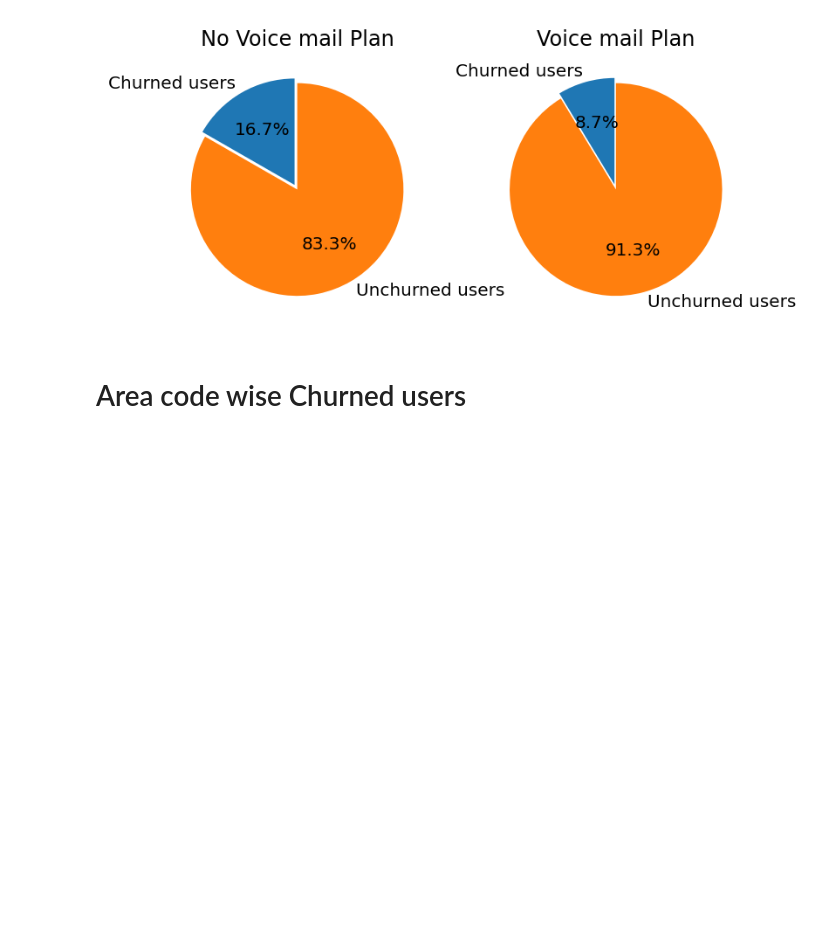
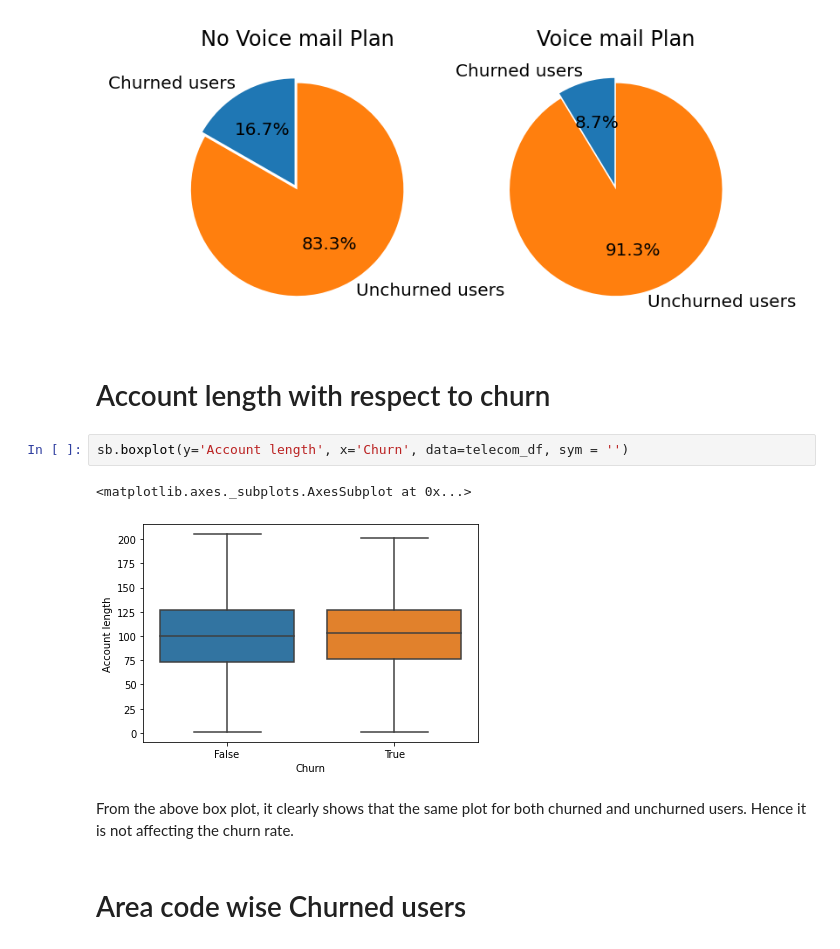
Before and after one commit to nitesh-singh-datascience/team-power-telecom-churn-analysis, a Jupyter notebook: Copy_of_Telecom_Churn_Analysis_Capstone_Project.ipynb, the cells around one changed output. Saved outputs shown, nothing was run; the diff lists cells and outputs as text; blank space fills up the shorter version.

```diff
--- a/Copy_of_Telecom_Churn_Analysis_Capstone_Project.ipynb
+++ b/Copy_of_Telecom_Churn_Analysis_Capstone_Project.ipynb
@@ -307,6 +308,15 @@ ax2.set_title('Voice mail Plan')
 plt.show()
 # %% [output]
 [figure]
+# %% [markdown]
+# Account length with respect to churn
+# %%
+sb.boxplot(y='Account length', x='Churn', data=telecom_df, sym = '')
+# %% [output]
+<matplotlib.axes._subplots.AxesSubplot at 0x...>
+[figure, added]
+# %% [markdown]
+From the above box plot, it clearly shows that the same plot for both churned and unchurned users. Hence it is not affecting the churn rate.
 # %% [markdown]
 # Area code wise Churned users
 # %%
```
Also changed, not shown: parts of 47 cells of this notebook.
